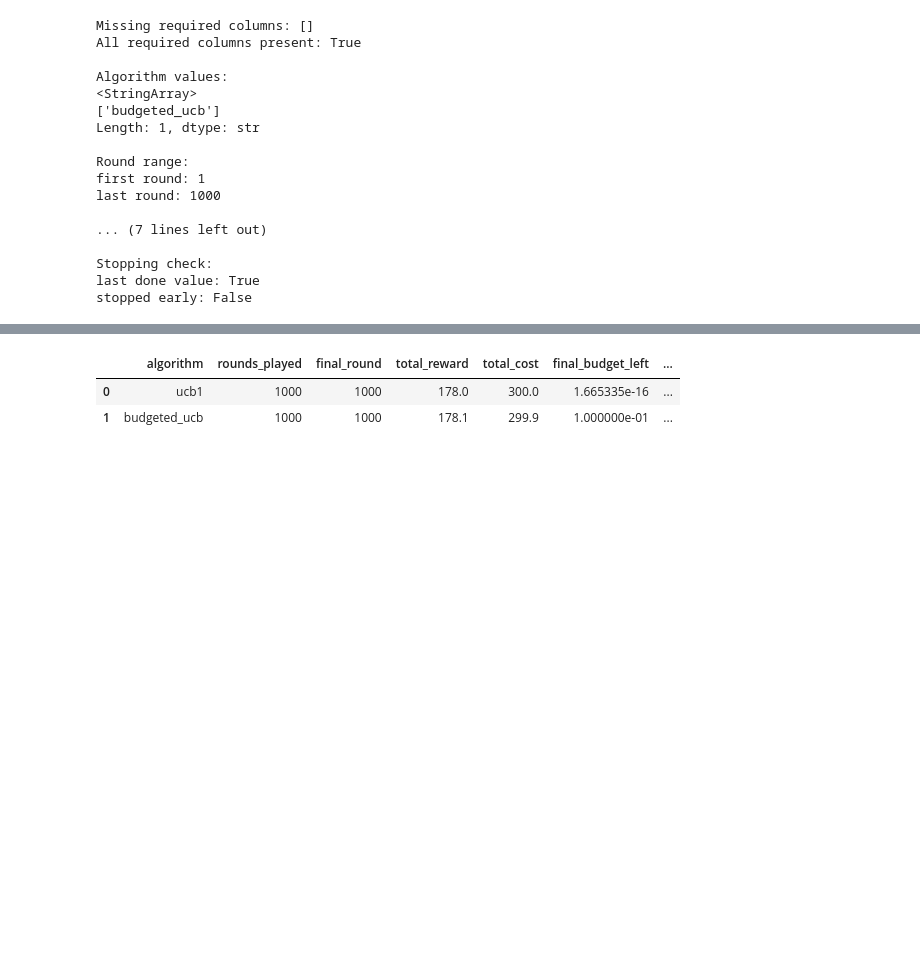
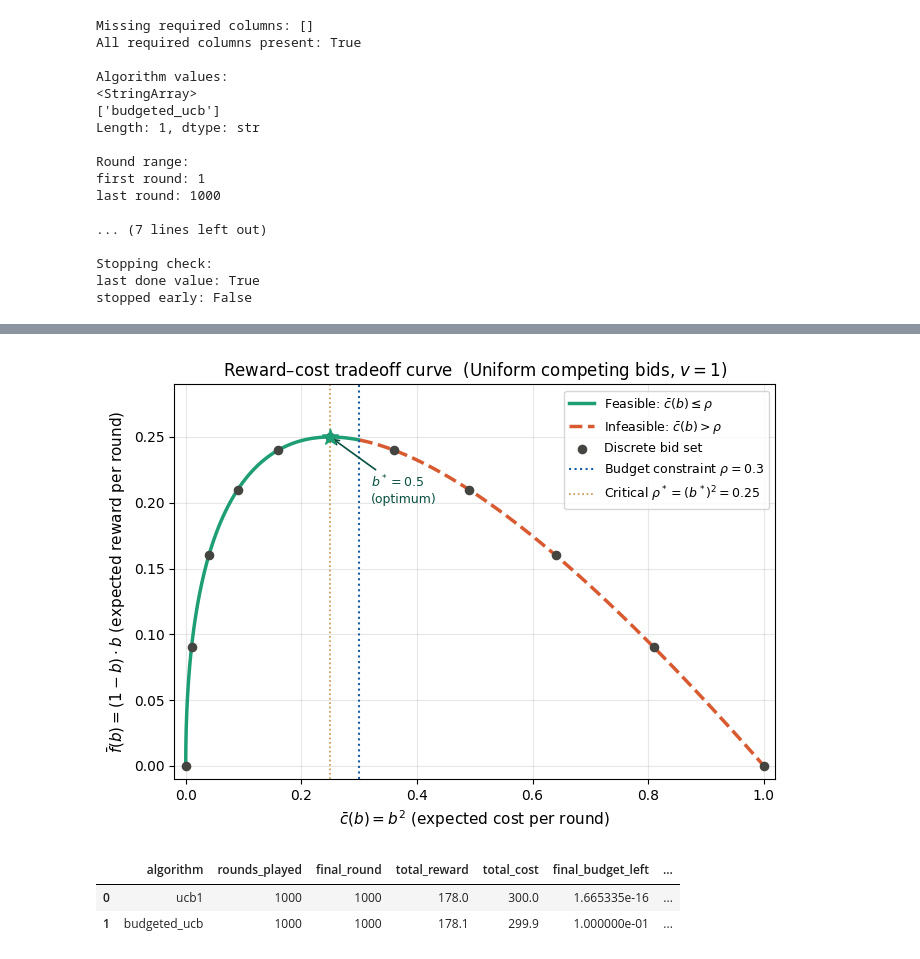
Before and after one commit to FoadZahediLabaf/OnlineAdvertisingBiddingStrategy, a Jupyter notebook: notebooks/req1_single_campaign.ipynb, the cells around one changed output, grey strips where cells are left out. Drawn from its saved outputs; the diff is of its cells as text; code cells hidden in the pictures; blank space fills up the shorter version.

```diff
--- a/notebooks/req1_single_campaign.ipynb
+++ b/notebooks/req1_single_campaign.ipynb
@@ -606,3 +635,49 @@ stopped early: False
+# %%
+ # Reward–cost tradeoff curve: geometric view of the LP from Part 8
+b_cont = np.linspace(0.001, 0.999, 500)
+E_cost_cont = b_cont ** 2
+E_reward_cont = (1 - b_cont) * b_cont
+
+rho_critical = 0.5 ** 2  # = 0.25
+
+fig, ax = plt.subplots(figsize=(7, 5))
+
+# Split curve into feasible (green) and infeasible (red dashed) parts
+feasible_mask = E_cost_cont <= rho
+ax.plot(E_cost_cont[feasible_mask], E_reward_cont[feasible_mask],
+        color="#1D9E75", lw=2.5, label="Feasible: $\\bar{c}(b) \\leq \\rho$")
+ax.plot(E_cost_cont[~feasible_mask], E_reward_cont[~feasible_mask],
+        color="#D85A30", lw=2.5, linestyle="--", label="Infeasible: $\\bar{c}(b) > \\rho$")
+
+# Discrete bids from config
+E_cost_d = bids ** 2
+E_reward_d = (1 - bids) * bids
+ax.scatter(E_cost_d, E_reward_d, color="#444441", s=35, zorder=5, label="Discrete bid set")
+
+# Budget constraint line and critical threshold
+ax.axvline(x=rho, color="#185FA5", lw=1.5, linestyle=":",
+           label=f"Budget constraint $\\rho = {rho}$")
+ax.axvline(x=rho_critical, color="#BA7517", lw=1.2, linestyle=":", alpha=0.8,
+           label=f"Critical $\\rho^* = (b^*)^2 = {rho_critical}$")
+
+# Optimal point b*=0.5
+ax.scatter([0.25], [0.25], color="#1D9E75", s=140, zorder=6, marker="*")
+ax.annotate("$b^* = 0.5$\n(optimum)", xy=(0.25, 0.25), xytext=(0.32, 0.20),
+            fontsize=9, color="#085041",
+            arrowprops=dict(arrowstyle="->", color="#085041", lw=1.2))
+
+ax.set_xlabel("$\\bar{c}(b) = b^2$ (expected cost per round)", fontsize=11)
+ax.set_ylabel("$\\bar{f}(b) = (1-b) \\cdot b$ (expected reward per round)", fontsize=11)
+ax.set_title("Reward–cost tradeoff curve  (Uniform competing bids, $v = 1$)", fontsize=12)
+ax.legend(fontsize=9, loc="upper right")
+ax.set_xlim(-0.02, 1.02)
+ax.set_ylim(-0.01, 0.29)
+ax.grid(True, alpha=0.3)
+plt.tight_layout()
+plt.savefig(PROJECT_ROOT / "results" / "plots" / "req1_reward_cost_tradeoff.png", dpi=150)
+plt.show()
+# %% [output]
+[figure, added]
 # %%
 comparison_summary = pd.DataFrame(
     [
```
Also changed, not shown: parts of 2 cells of this notebook, 3 other files.
